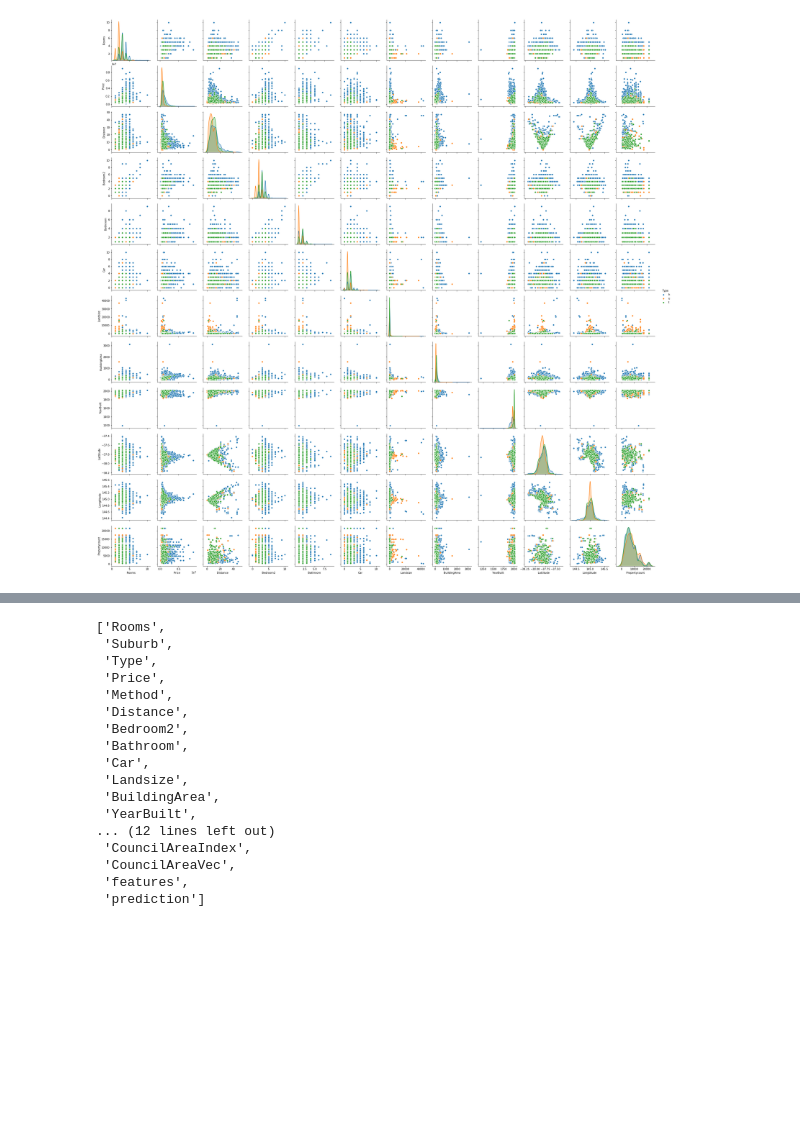
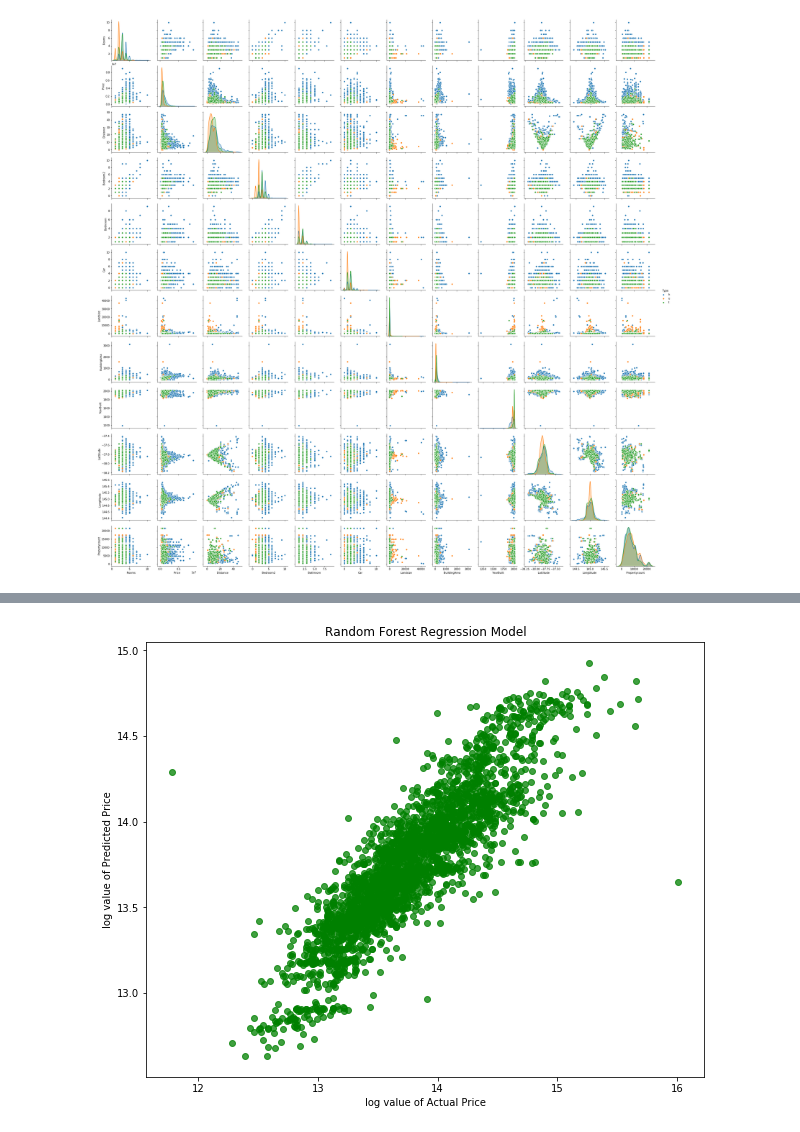
Before and after one commit to misl938/BDAS_misl938, a Jupyter notebook: Iteration4_misl938.ipynb, the cells around one changed output, grey strips where cells are left out. Drawn from its saved outputs; the diff is of its cells as text; code cells hidden in the pictures; blank space fills up the shorter version.

```diff
--- a/Iteration4_misl938.ipynb
+++ b/Iteration4_misl938.ipynb
@@ -947,0 +997,27 @@ plt.show()
+# %%
+# Evaluate model
+rf_cv_evaluator = RegressionEvaluator(metricName="rmse", labelCol=rf.getLabelCol(), predictionCol=rf.getPredictionCol())
+
+# Create ParamGrid for Cross Validation
+rf_paramGrid = (ParamGridBuilder()
+             #.addGrid(rf.maxDepth, [2, 5, 10, 20, 30])
+               .addGrid(rf.maxDepth, [2, 5])
+             #.addGrid(rf.maxBins, [10, 20, 40, 80, 100])
+               .addGrid(rf.maxBins, [10, 20, 40])
+             #.addGrid(rf.numTrees, [5, 20, 50, 100, 500])
+               .addGrid(rf.numTrees, [10, 100])
+             .build())
+
+# Create 5-fold CrossValidator
+rf_cv = CrossValidator(estimator = rf,
+                      estimatorParamMaps = rf_paramGrid,
+                      evaluator = rf_cv_evaluator,
+                      numFolds = 5)
+# %%
+rf_cv_pipeline = Pipeline(stages=[assembler, rf_cv])
+
+rf_cv_pipelineModel = rf_cv_pipeline.fit(train_data)
+# %%
+# Use test set here so we can measure the accuracy of our model on new data
+
+rf_cv_test_results = rf_cv_pipelineModel.transform(test_data)
@@ -948,3 +1071,19 @@ plt.show()
+# %%
+# view this relationship between predictions and actual_values graphically with a scatter plot.
+
+rf_cv_PriceArr = np.array(rf_cv_test_results.select('logPrice').collect())
+rf_cv_PredictionArr = np.array(rf_cv_test_results.select('Prediction').collect())
+
+plt.figure(figsize=(10,8))
+plt.scatter(rf_cv_PriceArr,rf_cv_PredictionArr, alpha=.75,
+            color='g')  # alpha helps to show overlapping data
+plt.xlabel('log value of Actual Price')
+plt.ylabel('log value of Predicted Price')
+plt.title('Random Forest Regression Model')
+
+plt.show()
+# %% [output]
+[figure, added]
 # %%
 from pyspark.ml import Pipeline
 from pyspark.ml.regression import GBTRegressor
@@ -965,26 +1105,6 @@ gbr_model = gbr_pipeline.fit(train_data)
 
 # Make predictions on test data
 gbr_test_results = gbr_model.transform(test_data)
-
-gbr_test_results.columns
-# %% [output]
-['Rooms',
- 'Suburb',
- 'Type',
- 'Price',
- 'Method',
- 'Distance',
- 'Bedroom2',
- 'Bathroom',
- 'Car',
- 'Landsize',
- 'BuildingArea',
- 'YearBuilt',
-... (12 lines left out)
- 'CouncilAreaIndex',
- 'CouncilAreaVec',
- 'features',
- 'prediction']
 # %%
 # If we select the actual and predicted results, we can see that some predictions were correct while others were wrong.
 gbr_test_results.select('logPrice','prediction', 'features').show(10)
```
Also changed, not shown: parts of 60 cells of this notebook, 1 other file.
